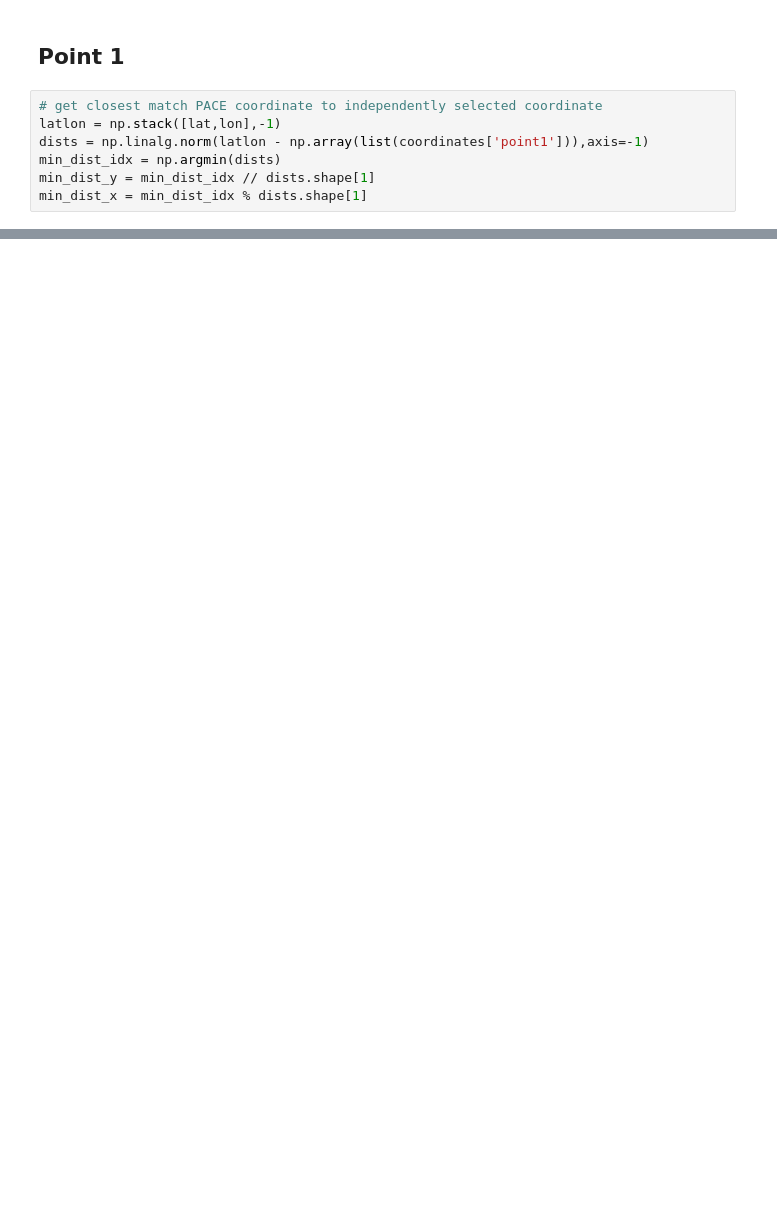
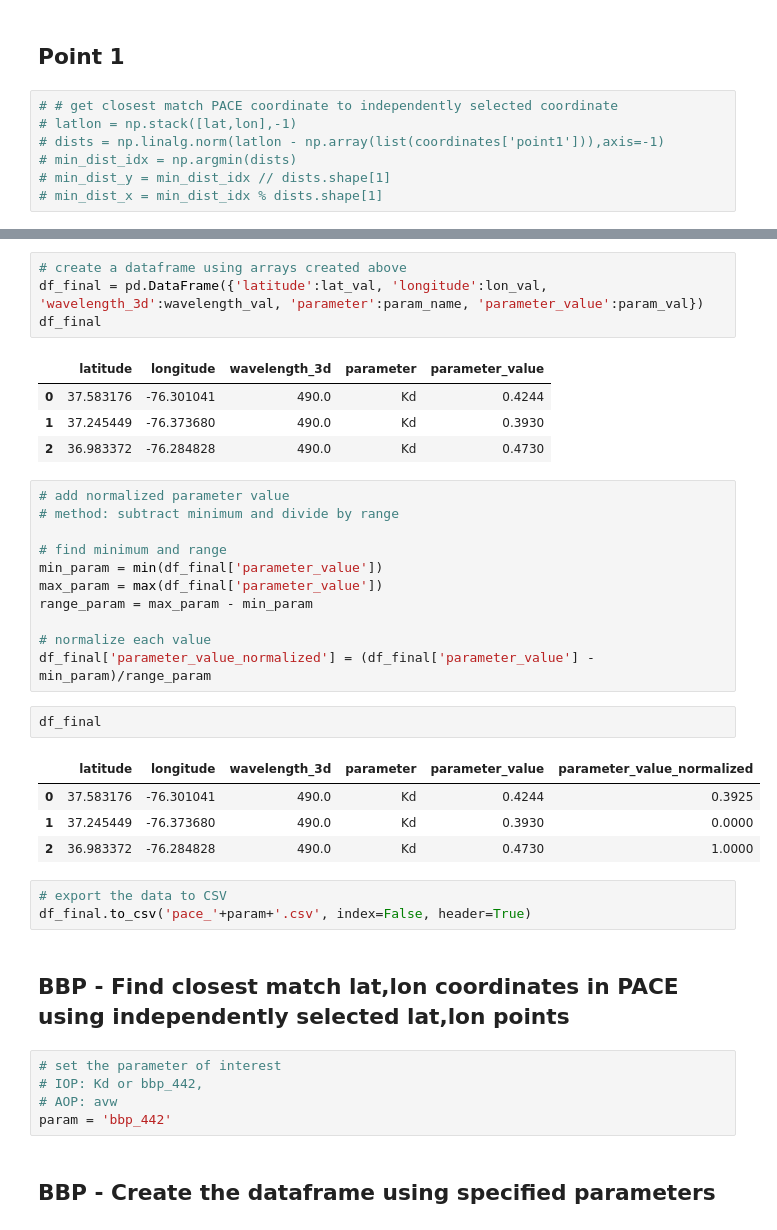
Before and after one commit to emilym012/CLAP, a Jupyter notebook: pace_pull_parameters.ipynb, the cells around one changed output, grey strips where cells are left out. Drawn from its saved outputs; the diff is of its cells as text; blank space fills up the shorter version.

Commit message:
pace data pull

```diff
--- a/pace_pull_parameters.ipynb
+++ b/pace_pull_parameters.ipynb
@@ -203,10 +157,10 @@ df
 # %% [markdown]
 ## Point 1
 # %%
-# get closest match PACE coordinate to independently selected coordinate
-latlon = np.stack([lat,lon],-1)
-dists = np.linalg.norm(latlon - np.array(list(coordinates['point1'])),axis=-1)
-min_dist_idx = np.argmin(dists)
-min_dist_y = min_dist_idx // dists.shape[1]
-min_dist_x = min_dist_idx % dists.shape[1]
+# # get closest match PACE coordinate to independently selected coordinate
+# latlon = np.stack([lat,lon],-1)
+# dists = np.linalg.norm(latlon - np.array(list(coordinates['point1'])),axis=-1)
+# min_dist_idx = np.argmin(dists)
+# min_dist_y = min_dist_idx // dists.shape[1]
+# min_dist_x = min_dist_idx % dists.shape[1]
 # %%
@@ -287,0 +289,39 @@ for i in coordinates:
+# %%
+# create a dataframe using arrays created above
+df_final = pd.DataFrame({'latitude':lat_val, 'longitude':lon_val, 'wavelength_3d':wavelength_val, 'parameter':param_name, 'parameter_value':param_val})
+df_final
+# %% [output]
+|  | latitude | longitude | wavelength_3d | parameter | parameter_value |
+| 0 | 37.583176 | -76.301041 | 490.0 | Kd | 0.4244 |
+| 1 | 37.245449 | -76.373680 | 490.0 | Kd | 0.3930 |
+| 2 | 36.983372 | -76.284828 | 490.0 | Kd | 0.4730 |
+# %%
+# add normalized parameter value
+# method: subtract minimum and divide by range
+
+# find minimum and range
+min_param = min(df_final['parameter_value'])
+max_param = max(df_final['parameter_value'])
+range_param = max_param - min_param
+
+# normalize each value
+df_final['parameter_value_normalized'] = (df_final['parameter_value'] - min_param)/range_param
+# %%
+df_final
+# %% [output]
+|  | latitude | longitude | wavelength_3d | parameter | parameter_value | parameter_value_normalized |
+| 0 | 37.583176 | -76.301041 | 490.0 | Kd | 0.4244 | 0.3925 |
+| 1 | 37.245449 | -76.373680 | 490.0 | Kd | 0.3930 | 0.0000 |
+| 2 | 36.983372 | -76.284828 | 490.0 | Kd | 0.4730 | 1.0000 |
+# %%
+# export the data to CSV
+df_final.to_csv('pace_'+param+'.csv', index=False, header=True)
+# %% [markdown]
+## BBP - Find closest match lat,lon coordinates in PACE using independently selected lat,lon points
+# %%
+# set the parameter of interest
+# IOP: Kd or bbp_442,
+# AOP: avw
+param = 'bbp_442'
+# %% [markdown]
+## BBP - Create the dataframe using specified parameters
```
Also changed, not shown: parts of 60 cells of this notebook.
